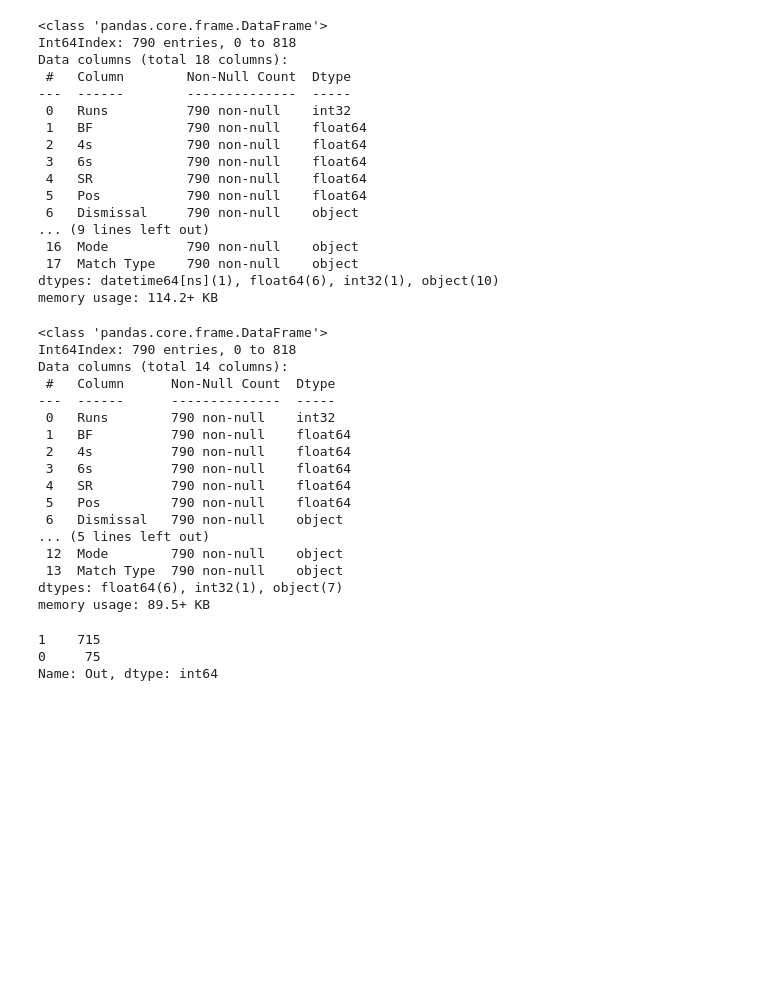
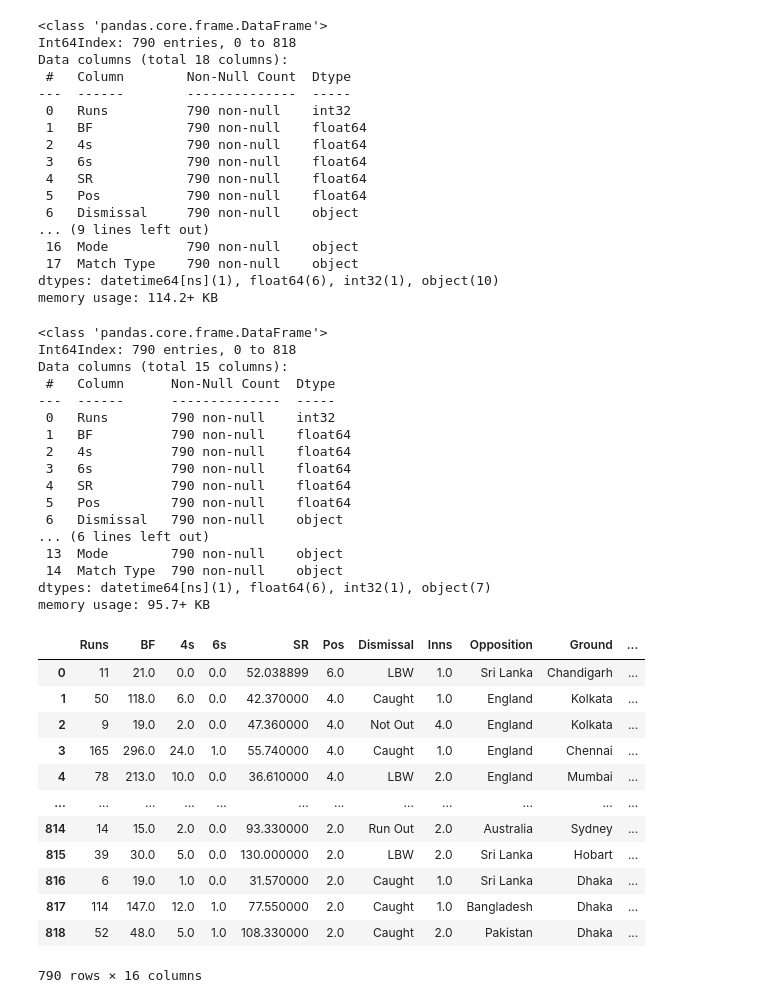
Before and after one commit to shubham9g17/Data-Wizard, a Jupyter notebook: Sachin Statistics.ipynb, the cells around one changed output. Saved outputs shown, nothing was run; the diff lists cells and outputs as text; code cells hidden in the pictures; blank space fills up the shorter version.

Commit message:
data analysis

```diff
--- a/Sachin Statistics.ipynb
+++ b/Sachin Statistics.ipynb
@@ -359,13 +359,13 @@ Data columns (total 18 columns):
 dtypes: datetime64[ns](1), float64(6), int32(1), object(10)
 memory usage: 114.2+ KB
 # %%
-stat.drop(["Location","Continent","Start Date","Match Number"],axis=1,inplace=True)
+stat.drop(["Location","Continent","Match Number"],axis=1,inplace=True)
 # %%
 stat.info()
 # %% [output]
 <class 'pandas.core.frame.DataFrame'>
 Int64Index: 790 entries, 0 to 818
-Data columns (total 14 columns):
+Data columns (total 15 columns):
  #   Column      Non-Null Count  Dtype
 ---  ------      --------------  -----
  0   Runs        790 non-null    int32
@@ -375,11 +375,11 @@ Data columns (total 14 columns):
  4   SR          790 non-null    float64
  5   Pos         790 non-null    float64
  6   Dismissal   790 non-null    object
-... (5 lines left out)
- 12  Mode        790 non-null    object
- 13  Match Type  790 non-null    object
-dtypes: float64(6), int32(1), object(7)
-memory usage: 89.5+ KB
+... (6 lines left out)
+ 13  Mode        790 non-null    object
+ 14  Match Type  790 non-null    object
+dtypes: datetime64[ns](1), float64(6), int32(1), object(7)
+memory usage: 95.7+ KB
 # %%
 def out(x):
     if x["Dismissal"]=="Not Out":
@@ -388,7 +388,23 @@ def out(x):
 stat["Out"]=stat.apply(out,axis=1)
 # %%
 stat["Out"].value_counts()
-# %% [output]
-1    715
-0     75
-Name: Out, dtype: int64
+# %%
+stat["Start Date"]=stat["Start Date"].astype(str)
+# %%
+stat["Start Date"]=stat["Start Date"].apply(lambda x:x[:4])
+# %%
+stat
+# %% [output]
+|  | Runs | BF | 4s | 6s | SR | Pos | Dismissal | Inns | Opposition | Ground | ... |
+| 0 | 11 | 21.0 | 0.0 | 0.0 | 52.038899 | 6.0 | LBW | 1.0 | Sri Lanka | Chandigarh | ... |
+| 1 | 50 | 118.0 | 6.0 | 0.0 | 42.370000 | 4.0 | Caught | 1.0 | England | Kolkata | ... |
+| 2 | 9 | 19.0 | 2.0 | 0.0 | 47.360000 | 4.0 | Not Out | 4.0 | England | Kolkata | ... |
+| 3 | 165 | 296.0 | 24.0 | 1.0 | 55.740000 | 4.0 | Caught | 1.0 | England | Chennai | ... |
+| 4 | 78 | 213.0 | 10.0 | 0.0 | 36.610000 | 4.0 | LBW | 2.0 | England | Mumbai | ... |
+| ... | ... | ... | ... | ... | ... | ... | ... | ... | ... | ... | ... |
+| 814 | 14 | 15.0 | 2.0 | 0.0 | 93.330000 | 2.0 | Run Out | 2.0 | Australia | Sydney | ... |
+| 815 | 39 | 30.0 | 5.0 | 0.0 | 130.000000 | 2.0 | LBW | 2.0 | Sri Lanka | Hobart | ... |
+| 816 | 6 | 19.0 | 1.0 | 0.0 | 31.570000 | 2.0 | Caught | 1.0 | Sri Lanka | Dhaka | ... |
+| 817 | 114 | 147.0 | 12.0 | 1.0 | 77.550000 | 2.0 | Caught | 1.0 | Bangladesh | Dhaka | ... |
+| 818 | 52 | 48.0 | 5.0 | 1.0 | 108.330000 | 2.0 | Caught | 2.0 | Pakistan | Dhaka | ... |
+790 rows × 16 columns
```
Also changed, not shown: parts of 12 cells of this notebook.
